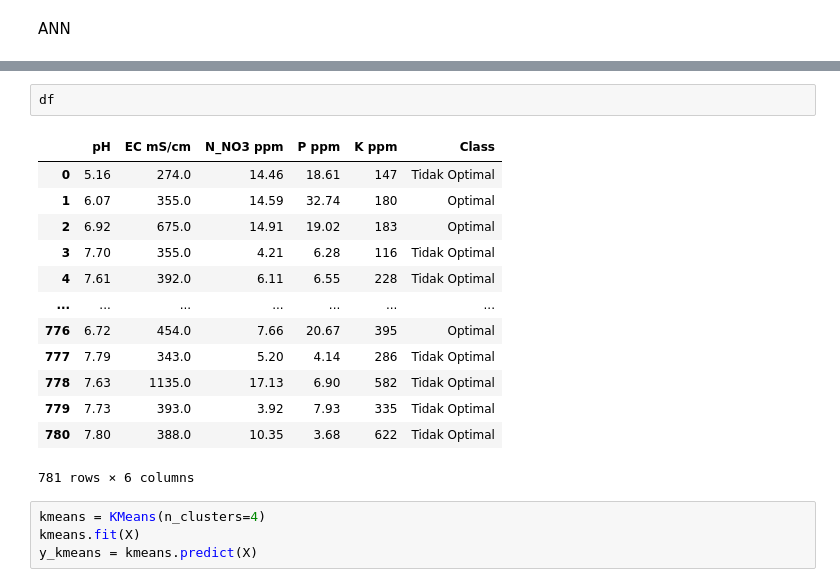
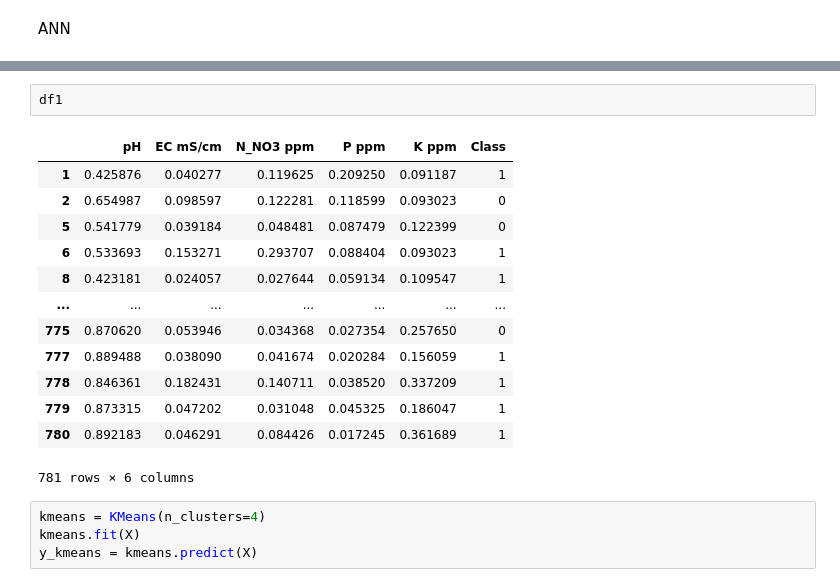
Before and after one commit to Rullyro/AIDepartmen1, a Jupyter notebook: AI1.ipynb, the cells around one changed output, grey strips where cells are left out. Drawn from its saved outputs; the diff is of its cells as text.

```diff
--- a/AI1.ipynb
+++ b/AI1.ipynb
@@ -379,22 +387,22 @@ Total params: 10,850
 Trainable params: 10,850
 Non-trainable params: 0
 _________________________________________________________________
-# %%
-df
-# %% [output]
-|  | pH | EC mS/cm | N_NO3 ppm | P ppm | K ppm | Class |
-| 0 | 5.16 | 274.0 | 14.46 | 18.61 | 147 | Tidak Optimal |
-| 1 | 6.07 | 355.0 | 14.59 | 32.74 | 180 | Optimal |
-| 2 | 6.92 | 675.0 | 14.91 | 19.02 | 183 | Optimal |
-| 3 | 7.70 | 355.0 | 4.21 | 6.28 | 116 | Tidak Optimal |
-| 4 | 7.61 | 392.0 | 6.11 | 6.55 | 228 | Tidak Optimal |
-| ... | ... | ... | ... | ... | ... | ... |
-| 776 | 6.72 | 454.0 | 7.66 | 20.67 | 395 | Optimal |
-| 777 | 7.79 | 343.0 | 5.20 | 4.14 | 286 | Tidak Optimal |
-| 778 | 7.63 | 1135.0 | 17.13 | 6.90 | 582 | Tidak Optimal |
-| 779 | 7.73 | 393.0 | 3.92 | 7.93 | 335 | Tidak Optimal |
-| 780 | 7.80 | 388.0 | 10.35 | 3.68 | 622 | Tidak Optimal |
-781 rows × 6 columns
+# %%
+df1
+# %% [output]
+|  | pH | EC mS/cm | N_NO3 ppm | P ppm | K ppm | Class |
+| 1 | 0.425876 | 0.040277 | 0.119625 | 0.209250 | 0.091187 | 1 |
+| 2 | 0.654987 | 0.098597 | 0.122281 | 0.118599 | 0.093023 | 0 |
+| 5 | 0.541779 | 0.039184 | 0.048481 | 0.087479 | 0.122399 | 0 |
+| 6 | 0.533693 | 0.153271 | 0.293707 | 0.088404 | 0.093023 | 1 |
+| 8 | 0.423181 | 0.024057 | 0.027644 | 0.059134 | 0.109547 | 1 |
+| ... | ... | ... | ... | ... | ... | ... |
+| 775 | 0.870620 | 0.053946 | 0.034368 | 0.027354 | 0.257650 | 0 |
+| 777 | 0.889488 | 0.038090 | 0.041674 | 0.020284 | 0.156059 | 1 |
+| 778 | 0.846361 | 0.182431 | 0.140711 | 0.038520 | 0.337209 | 1 |
+| 779 | 0.873315 | 0.047202 | 0.031048 | 0.045325 | 0.186047 | 1 |
+| 780 | 0.892183 | 0.046291 | 0.084426 | 0.017245 | 0.361689 | 1 |
+781 rows × 6 columns
 # %%
 kmeans = KMeans(n_clusters=4)
 kmeans.fit(X)
```
Also changed, not shown: parts of 26 cells of this notebook.
